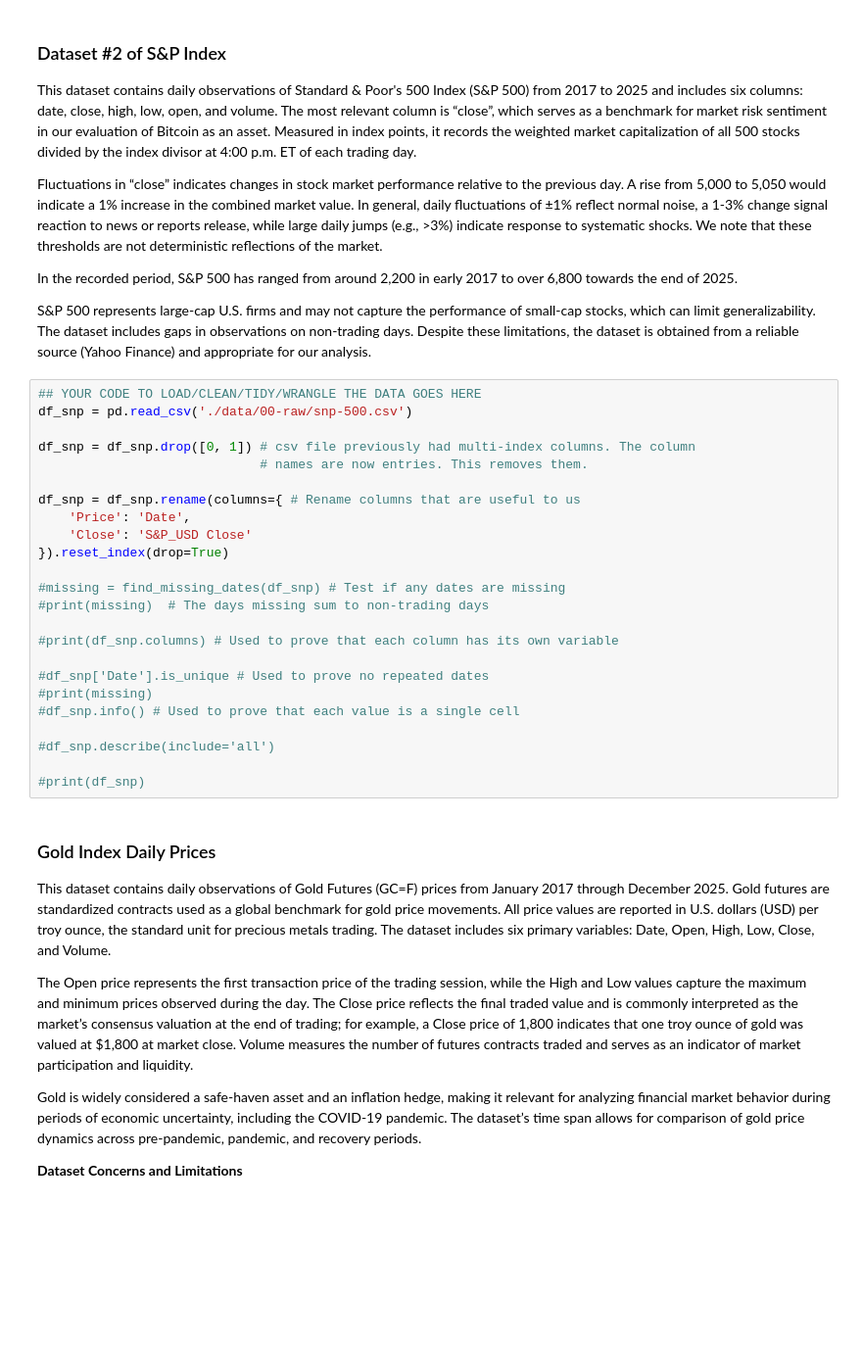
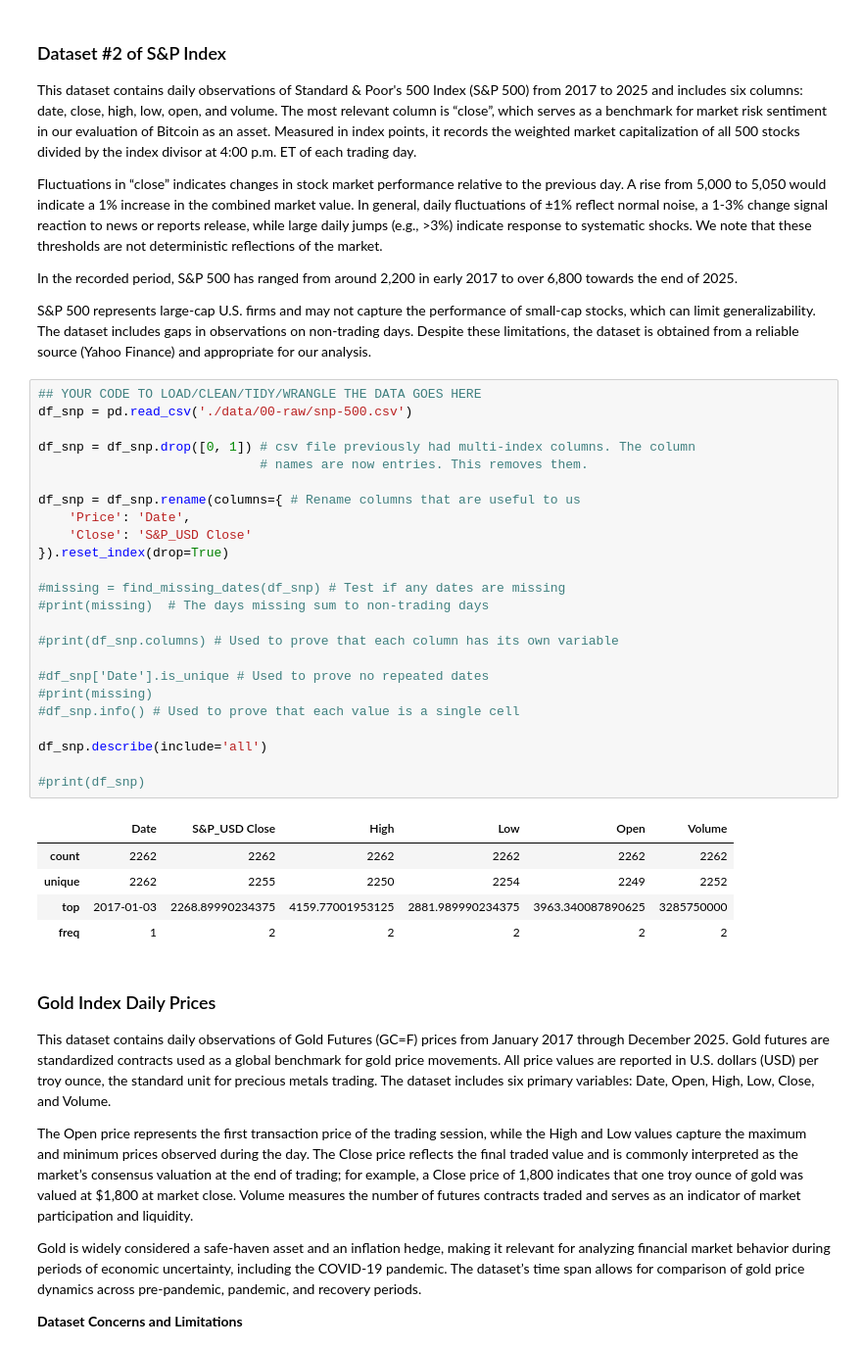
Before and after one commit to COGS108/Group110_WI26, a Jupyter notebook: 02-EDACheckpoint.ipynb, the cells around one changed output. Shown at 98% size. Saved outputs shown, nothing was run; the diff lists cells and outputs as text; blank space fills up the shorter version.

```diff
--- a/02-EDACheckpoint.ipynb
+++ b/02-EDACheckpoint.ipynb
@@ -169,27 +169,33 @@ S&P 500 represents large-cap U.S. firms and may not capture the performance of s
 # %%
 ## YOUR CODE TO LOAD/CLEAN/TIDY/WRANGLE THE DATA GOES HERE
 df_snp = pd.read_csv('./data/00-raw/snp-500.csv')
 
 df_snp = df_snp.drop([0, 1]) # csv file previously had multi-index columns. The column
                              # names are now entries. This removes them.
 
 df_snp = df_snp.rename(columns={ # Rename columns that are useful to us
     'Price': 'Date',
     'Close': 'S&P_USD Close'
 }).reset_index(drop=True)
 
 #missing = find_missing_dates(df_snp) # Test if any dates are missing
 #print(missing)  # The days missing sum to non-trading days
 
 #print(df_snp.columns) # Used to prove that each column has its own variable
 
 #df_snp['Date'].is_unique # Used to prove no repeated dates
 #print(missing)
 #df_snp.info() # Used to prove that each value is a single cell
 
-#df_snp.describe(include='all')
+df_snp.describe(include='all')
 
 #print(df_snp)
+# %% [output]
+|  | Date | S&P_USD Close | High | Low | Open | Volume |
+| count | 2262 | 2262 | 2262 | 2262 | 2262 | 2262 |
+| unique | 2262 | 2255 | 2250 | 2254 | 2249 | 2252 |
+| top | 2017-01-03 | 2268.89990234375 | 4159.77001953125 | 2881.989990234375 | 3963.340087890625 | 3285750000 |
+| freq | 1 | 2 | 2 | 2 | 2 | 2 |
 # %% [markdown]
 ### Gold Index Daily Prices
 
```
Also changed, not shown: parts of 8 cells of this notebook.
